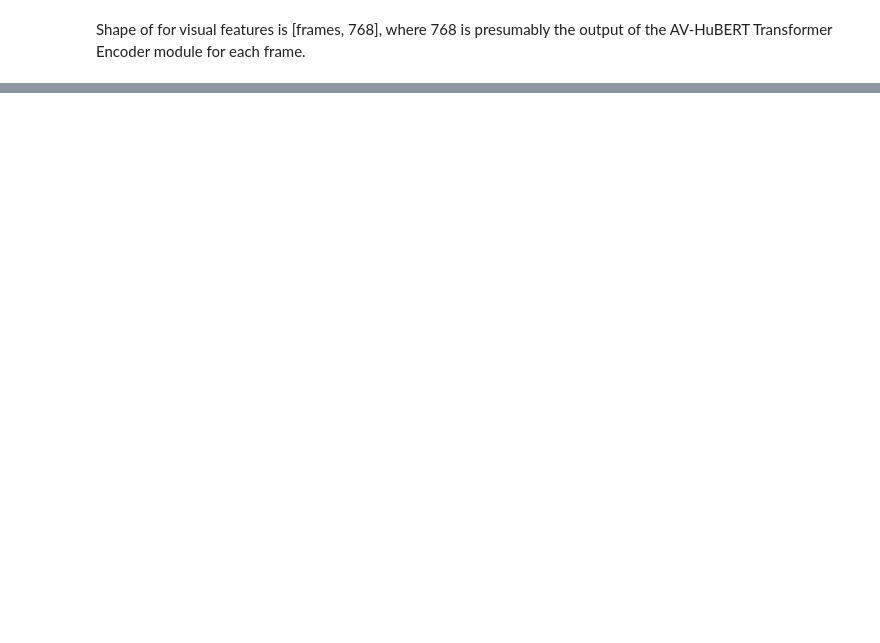
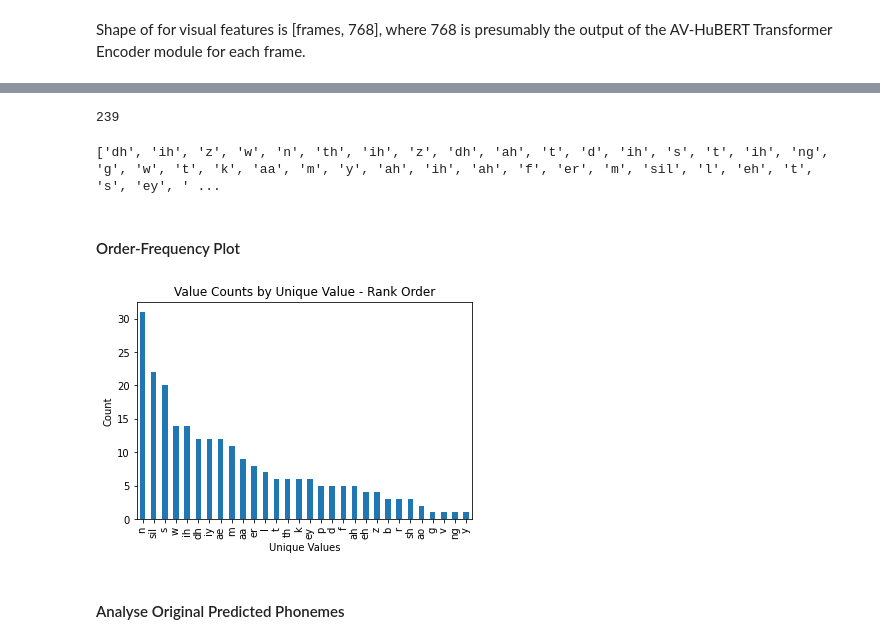
Before and after one commit to MiscellaneousStuff/comp-vis-avhubert, a Jupyter notebook: main.ipynb, the cells around one changed output, grey strips where cells are left out. Saved outputs shown, nothing was run; the diff lists cells and outputs as text; code cells hidden in the pictures; blank space fills up the shorter version.

```diff
--- a/main.ipynb
+++ b/main.ipynb
@@ -483,0 +510,6 @@ ModuleNotFoundError: No module named 'stable_whisper'
+# %%
+dataset = LipSpeechDataset(
+    metadata=Path("dataset.json"),
+    dataset_dir=Path("./dataset"),
+    phoneme_dir=Path("./phonemes"),
+    device="cuda")
@@ -483,0 +536,2 @@ ModuleNotFoundError: No module named 'stable_whisper'
+# %%
+data        = dataset[0]
@@ -483,0 +540,4 @@ ModuleNotFoundError: No module named 'stable_whisper'
+# %%
+phonemes_df = pd.DataFrame({
+    "phoneme": [dataset.phoneme_dict[p] for p in data["phonemes"]]
+})
@@ -483,0 +584,36 @@ ModuleNotFoundError: No module named 'stable_whisper'
+# %%
+counts.sum()
+# %% [output]
+239
+# %%
+ph_s = [v[0] for v in phonemes_df.values]
+ph_s = group_adjacent_duplicates(ph_s)
+print(ph_s)
+# %% [output]
+['dh', 'ih', 'z', 'w', 'n', 'th', 'ih', 'z', 'dh', 'ah', 't', 'd', 'ih', 's', 't', 'ih', 'ng', 'g', 'w', 't', 'k', 'aa', 'm', 'y', 'ah', 'ih', 'ah', 'f', 'er', 'm', 'sil', 'l', 'eh', 't', 's', 'ey', ' ...
+# %% [markdown]
+#### Order-Frequency Plot
+# %%
+import matplotlib.pyplot as plt
+
+# get the value counts and sort them in descending order
+counts = phonemes_df['phoneme'].value_counts().sort_values(ascending=False)
+
+# create a bar chart of the counts
+fig, ax = plt.subplots()
+counts.plot.bar(ax=ax)
+
+# set the x-axis labels to the unique values
+ax.set_xticklabels(counts.index)
+
+# set the axis labels and title
+ax.set_xlabel('Unique Values')
+ax.set_ylabel('Count')
+ax.set_title('Value Counts by Unique Value - Rank Order')
+
+# display the plot
+plt.show()
+# %% [output]
+[figure, added]
+# %% [markdown]
+#### Analyse Original Predicted Phonemes
```
Also changed, not shown: parts of 91 cells of this notebook, 3 other files.
